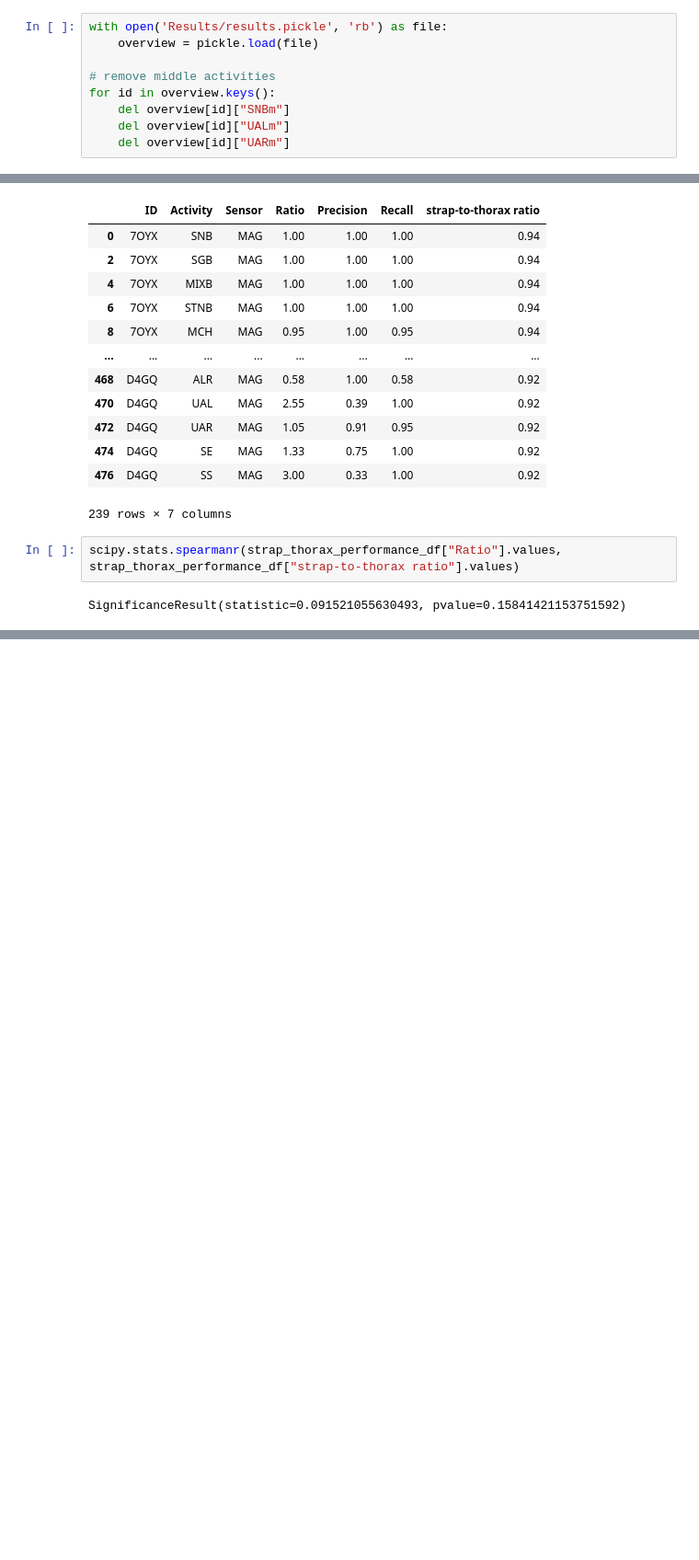
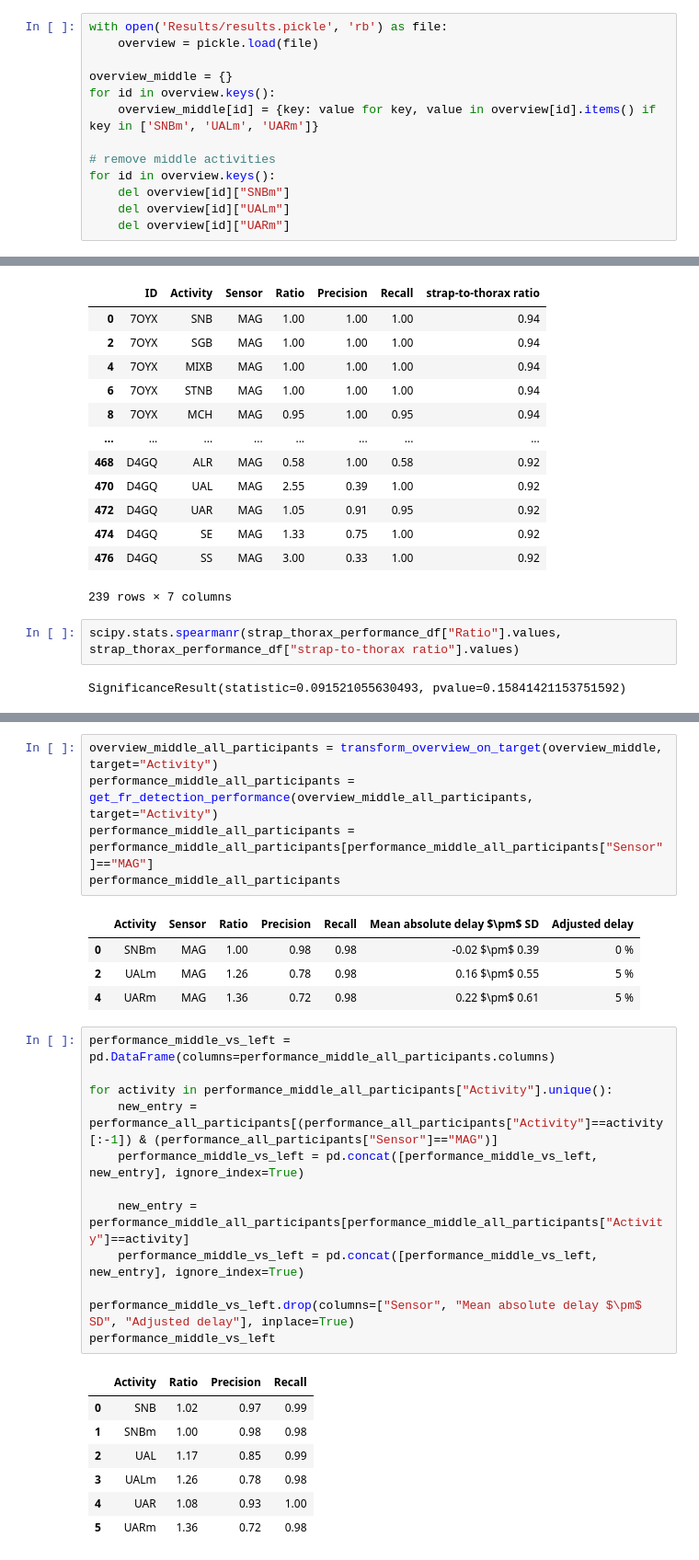
Before and after one commit to anascacais/analysis-RESP-data, a Jupyter notebook: fr_analysis.ipynb, the cells around one changed output, grey strips where cells are left out. Shown at 92% size. Drawn from its saved outputs; the diff is of its cells as text; blank space fills up the shorter version.

```diff
--- a/fr_analysis.ipynb
+++ b/fr_analysis.ipynb
@@ -13,6 +13,10 @@ from color_palettes import CATEGORICAL_PALETTE
 # %%
 with open('Results/results.pickle', 'rb') as file:
     overview = pickle.load(file)
+
+overview_middle = {}
+for id in overview.keys():
+    overview_middle[id] = {key: value for key, value in overview[id].items() if key in ['SNBm', 'UALm', 'UARm']}
 
 # remove middle activities
 for id in overview.keys():
@@ -256,0 +263,30 @@ SignificanceResult(statistic=0.091521055630493, pvalue=0.15841421153751592)
+# %%
+overview_middle_all_participants = transform_overview_on_target(overview_middle, target="Activity")
+performance_middle_all_participants = get_fr_detection_performance(overview_middle_all_participants, target="Activity")
+performance_middle_all_participants = performance_middle_all_participants[performance_middle_all_participants["Sensor"]=="MAG"]
+performance_middle_all_participants
+# %% [output]
+|  | Activity | Sensor | Ratio | Precision | Recall | Mean absolute delay $\pm$ SD | Adjusted delay |
+| 0 | SNBm | MAG | 1.00 | 0.98 | 0.98 | -0.02 $\pm$ 0.39 | 0 % |
+| 2 | UALm | MAG | 1.26 | 0.78 | 0.98 | 0.16 $\pm$ 0.55 | 5 % |
+| 4 | UARm | MAG | 1.36 | 0.72 | 0.98 | 0.22 $\pm$ 0.61 | 5 % |
+# %%
+performance_middle_vs_left = pd.DataFrame(columns=performance_middle_all_participants.columns)
+
+for activity in performance_middle_all_participants["Activity"].unique():
+    new_entry = performance_all_participants[(performance_all_participants["Activity"]==activity[:-1]) & (performance_all_participants["Sensor"]=="MAG")]
+    performance_middle_vs_left = pd.concat([performance_middle_vs_left, new_entry], ignore_index=True)
+
+    new_entry = performance_middle_all_participants[performance_middle_all_participants["Activity"]==activity]
+    performance_middle_vs_left = pd.concat([performance_middle_vs_left, new_entry], ignore_index=True)
+
+performance_middle_vs_left.drop(columns=["Sensor", "Mean absolute delay $\pm$ SD", "Adjusted delay"], inplace=True)
+performance_middle_vs_left
+# %% [output]
+|  | Activity | Ratio | Precision | Recall |
+| 0 | SNB | 1.02 | 0.97 | 0.99 |
+| 1 | SNBm | 1.00 | 0.98 | 0.98 |
+| 2 | UAL | 1.17 | 0.85 | 0.99 |
+| 3 | UALm | 1.26 | 0.78 | 0.98 |
+| 4 | UAR | 1.08 | 0.93 | 1.00 |
+| 5 | UARm | 1.36 | 0.72 | 0.98 |
```
Also changed, not shown: parts of 3 cells of this notebook, 22 other files.
